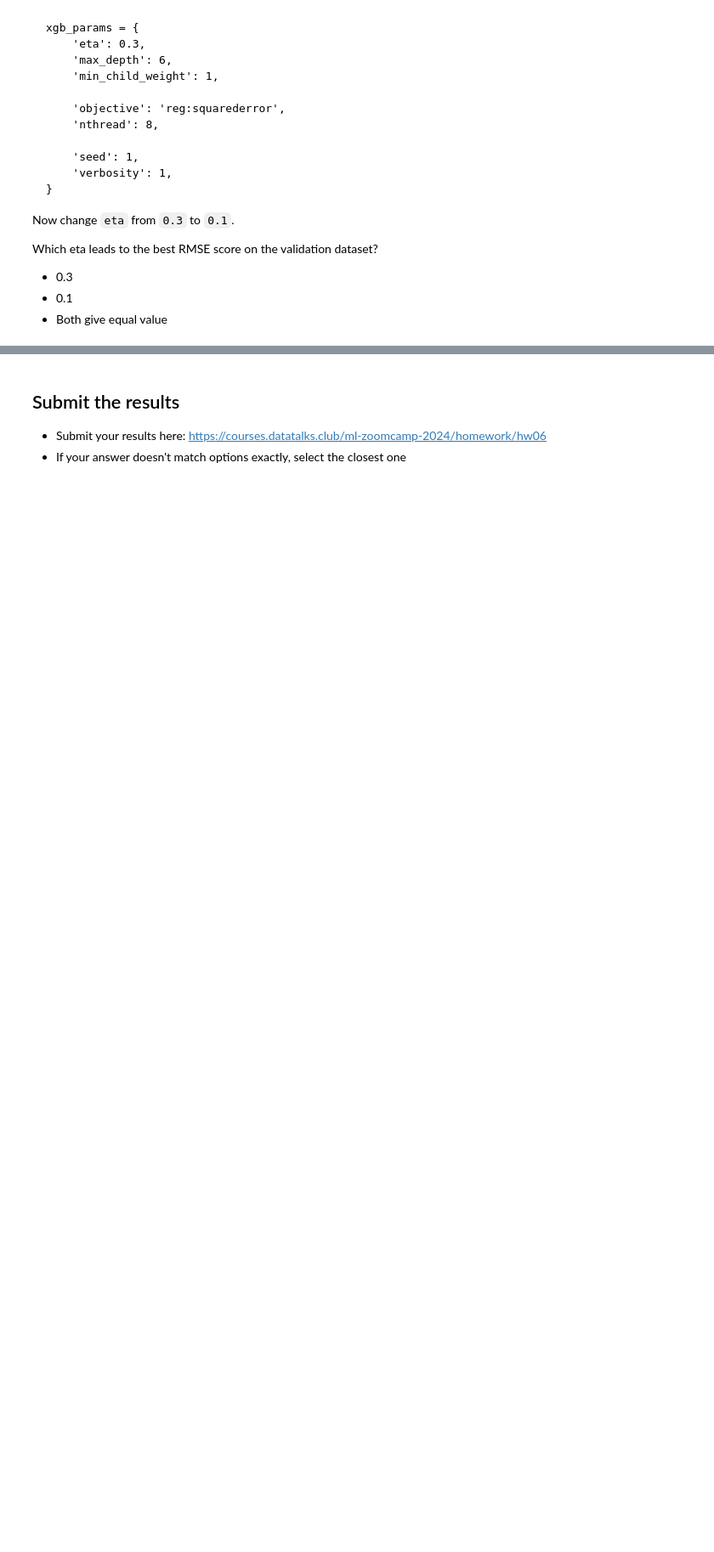
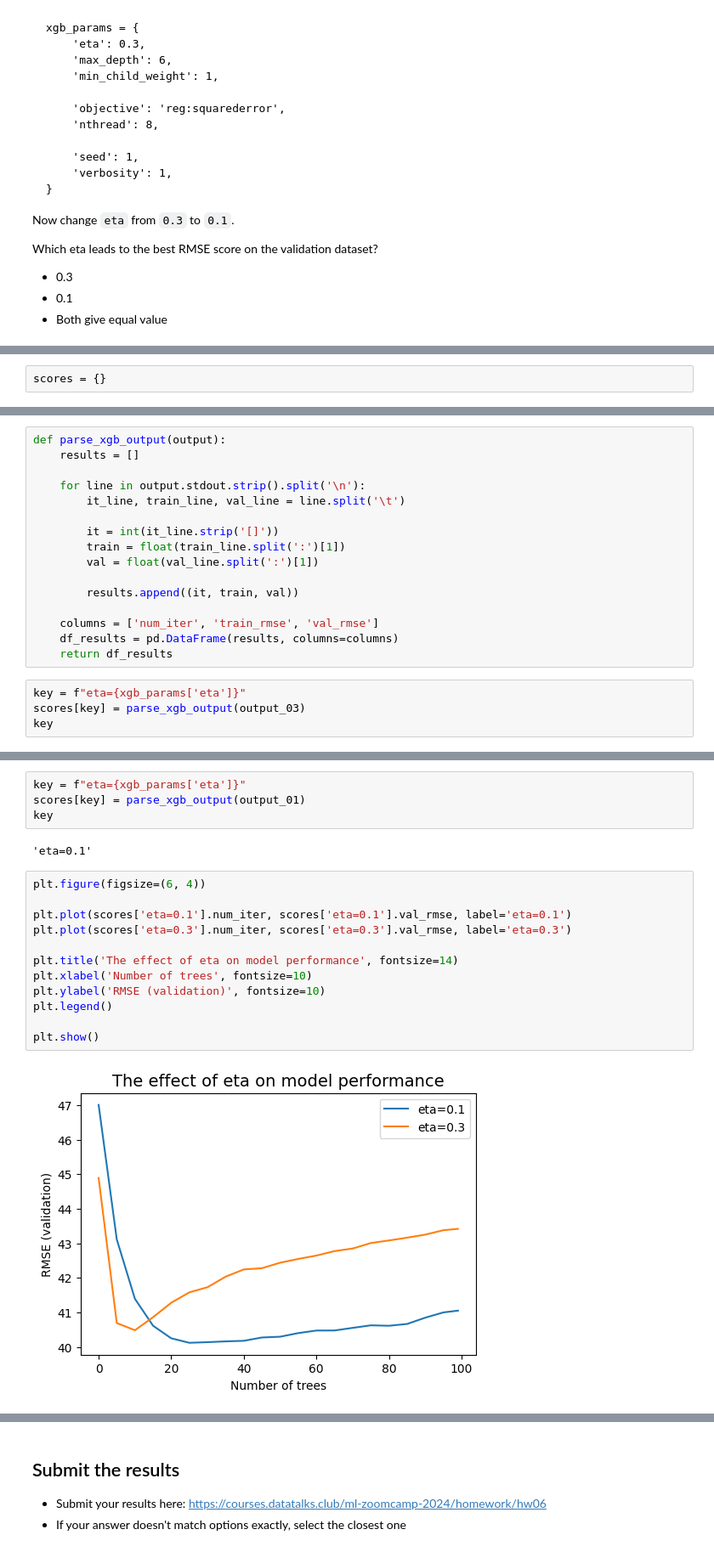
Before and after one commit to wanyingng/machine-learning-zoomcamp-2024, a Jupyter notebook: 06-trees/homework.ipynb, the cells around one changed output, grey strips where cells are left out. Shown at 85% size. Saved outputs shown, nothing was run; the diff lists cells and outputs as text; blank space fills up the shorter version.

```diff
--- a/06-trees/homework.ipynb
+++ b/06-trees/homework.ipynb
@@ -436,0 +616,2 @@ Which eta leads to the best RMSE score on the validation dataset?
+# %%
+scores = {}
@@ -436,0 +635,20 @@ Which eta leads to the best RMSE score on the validation dataset?
+# %%
+def parse_xgb_output(output):
+    results = []
+
+    for line in output.stdout.strip().split('\n'):
+        it_line, train_line, val_line = line.split('\t')
+
+        it = int(it_line.strip('[]'))
+        train = float(train_line.split(':')[1])
+        val = float(val_line.split(':')[1])
+
+        results.append((it, train, val))
+
+    columns = ['num_iter', 'train_rmse', 'val_rmse']
+    df_results = pd.DataFrame(results, columns=columns)
+    return df_results
+# %%
+key = f"eta={xgb_params['eta']}"
+scores[key] = parse_xgb_output(output_03)
+key
@@ -436,0 +674,20 @@ Which eta leads to the best RMSE score on the validation dataset?
+# %%
+key = f"eta={xgb_params['eta']}"
+scores[key] = parse_xgb_output(output_01)
+key
+# %% [output]
+'eta=0.1'
+# %%
+plt.figure(figsize=(6, 4))
+
+plt.plot(scores['eta=0.1'].num_iter, scores['eta=0.1'].val_rmse, label='eta=0.1')
+plt.plot(scores['eta=0.3'].num_iter, scores['eta=0.3'].val_rmse, label='eta=0.3')
+
+plt.title('The effect of eta on model performance', fontsize=14)
+plt.xlabel('Number of trees', fontsize=10)
+plt.ylabel('RMSE (validation)', fontsize=10)
+plt.legend()
+
+plt.show()
+# %% [output]
+[figure, added]
```
Also changed, not shown: parts of 24 cells of this notebook.
